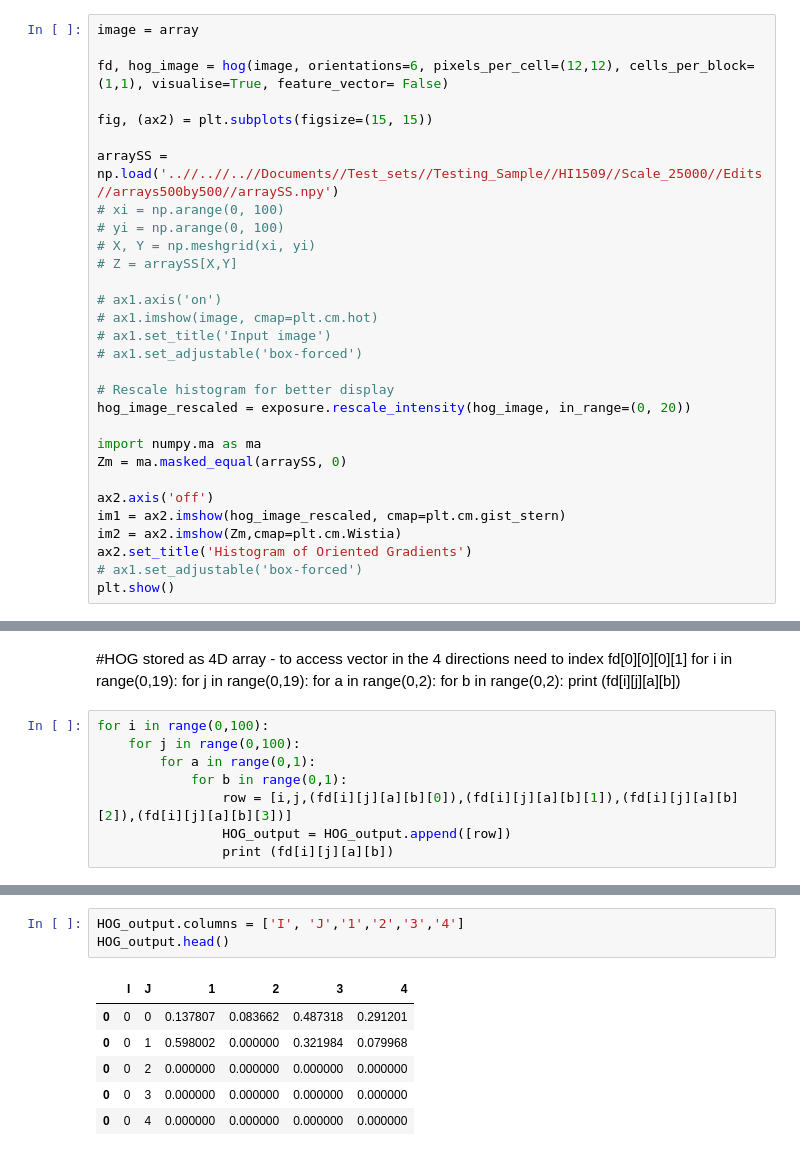
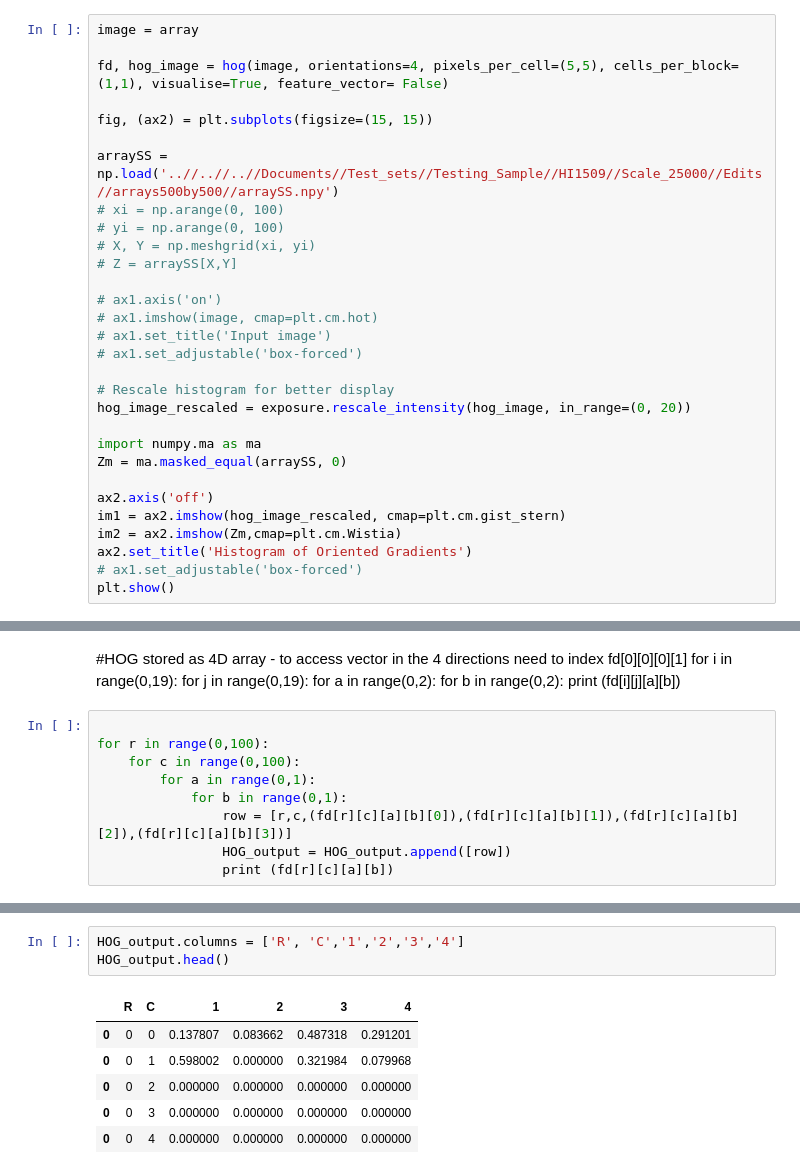
Before and after one commit to emmasulli/DataAccelerator, a Jupyter notebook: HOGprocess.ipynb, the cells around one changed output, grey strips where cells are left out. Saved outputs shown, nothing was run; the diff lists cells and outputs as text.

```diff
--- a/HOGprocess.ipynb
+++ b/HOGprocess.ipynb
@@ -16,7 +16,7 @@ array[np.isnan(array)] = np.nanmin(array)
 # %%
 image = array
 
-fd, hog_image = hog(image, orientations=6, pixels_per_cell=(12,12), cells_per_block=(1,1), visualise=True, feature_vector= False)
+fd, hog_image = hog(image, orientations=4, pixels_per_cell=(5,5), cells_per_block=(1,1), visualise=True, feature_vector= False)
 
 fig, (ax2) = plt.subplots(figsize=(15, 15))
 
@@ -64,10 +64,11 @@ for i in range(0,19):
             for b in range(0,2):
                 print (fd[i][j][a][b])
 # %%
-for i in range(0,100):
-    for j in range(0,100):
+
+for r in range(0,100):
+    for c in range(0,100):
         for a in range(0,1):
             for b in range(0,1):
-                row = [i,j,(fd[i][j][a][b][0]),(fd[i][j][a][b][1]),(fd[i][j][a][b][2]),(fd[i][j][a][b][3])]
+                row = [r,c,(fd[r][c][a][b][0]),(fd[r][c][a][b][1]),(fd[r][c][a][b][2]),(fd[r][c][a][b][3])]
                 HOG_output = HOG_output.append([row])
-                print (fd[i][j][a][b])
+                print (fd[r][c][a][b])
@@ -74,8 +93,8 @@ for i in range(0,100):
 # %%
-HOG_output.columns = ['I', 'J','1','2','3','4']
+HOG_output.columns = ['R', 'C','1','2','3','4']
 HOG_output.head()
 # %% [output]
-|  | I | J | 1 | 2 | 3 | 4 |
+|  | R | C | 1 | 2 | 3 | 4 |
 | 0 | 0 | 0 | 0.137807 | 0.083662 | 0.487318 | 0.291201 |
 | 0 | 0 | 1 | 0.598002 | 0.000000 | 0.321984 | 0.079968 |
 | 0 | 0 | 2 | 0.000000 | 0.000000 | 0.000000 | 0.000000 |
```
Also changed, not shown: parts of 24 cells of this notebook, 25 other files.
